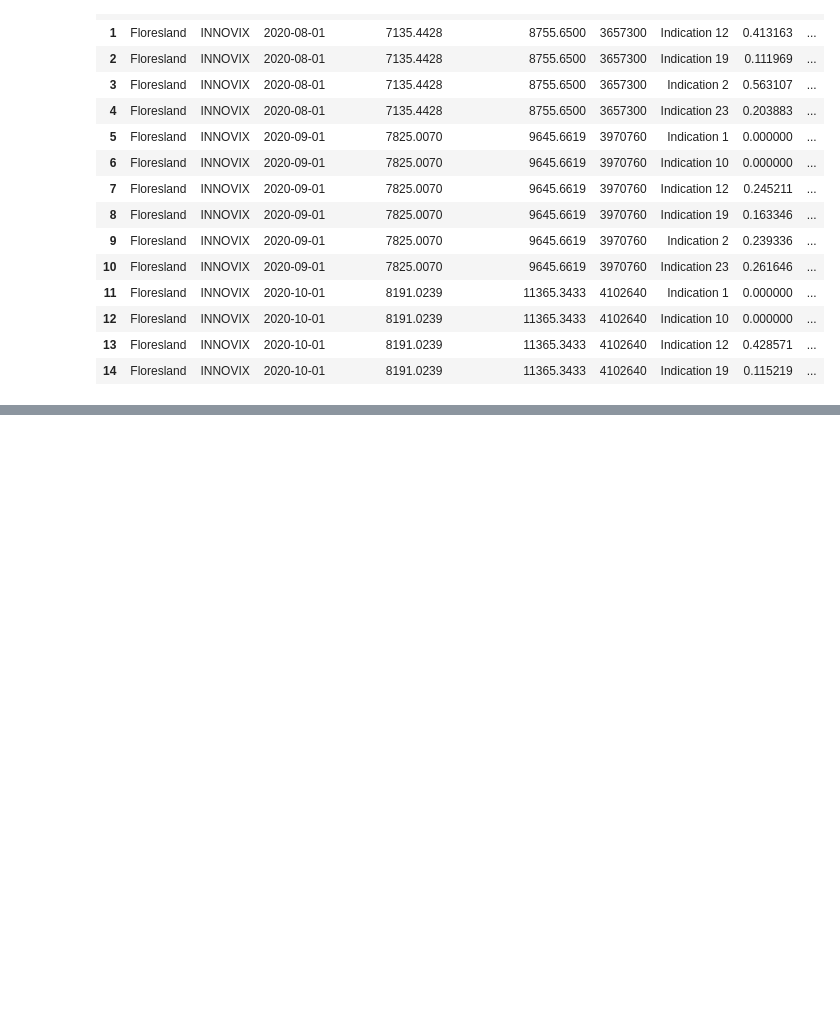
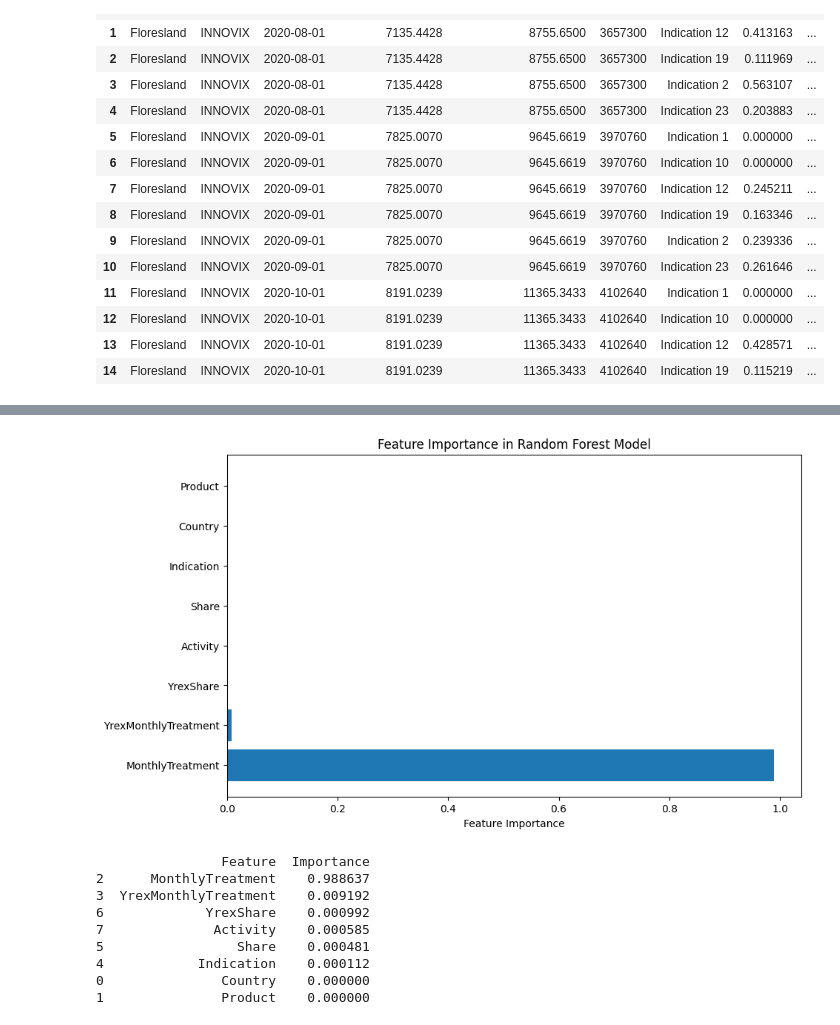
Before and after one commit to BrunoManzano/LauzHack, a Jupyter notebook: notebooks/DataExploration_INNOVIX_Elbonie.ipynb, the cells around one changed output, grey strips where cells are left out. Drawn from its saved outputs; the diff is of its cells as text; code cells hidden in the pictures; blank space fills up the shorter version.

```diff
--- a/notebooks/DataExploration_INNOVIX_Elbonie.ipynb
+++ b/notebooks/DataExploration_INNOVIX_Elbonie.ipynb
@@ -438,0 +506,37 @@ OSError: Cannot save file into a non-existent directory: '..\data\processed'
+# %%
+# Get feature importance from the Random Forest model
+import pandas as pd
+import matplotlib.pyplot as plt
+
+feature_importance = model.feature_importances_
+features = X.columns
+
+# Create a DataFrame for better visualization
+feature_importance_df = pd.DataFrame({
+    'Feature': features,
+    'Importance': feature_importance
+})
+
+# Sort the DataFrame based on importance
+feature_importance_df = feature_importance_df.sort_values(by='Importance', ascending=False)
+
+# Plot the feature importances
+plt.figure(figsize=(10, 6))
+plt.barh(feature_importance_df['Feature'], feature_importance_df['Importance'])
+plt.xlabel('Feature Importance')
+plt.title('Feature Importance in Random Forest Model')
+plt.show()
+
+# Display feature importances
+print(feature_importance_df)
+# %% [output]
+[figure, added]
+                Feature  Importance
+2      MonthlyTreatment    0.988637
+3  YrexMonthlyTreatment    0.009192
+6             YrexShare    0.000992
+7              Activity    0.000585
+5                 Share    0.000481
+4            Indication    0.000112
+0               Country    0.000000
+1               Product    0.000000
```
Also changed, not shown: parts of 23 cells of this notebook.
